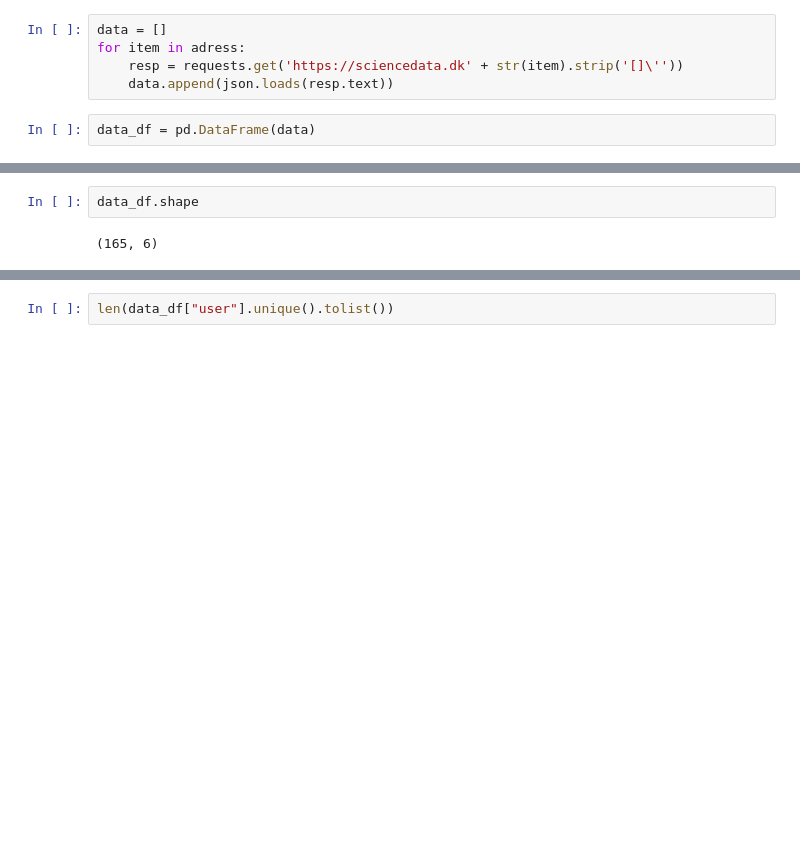
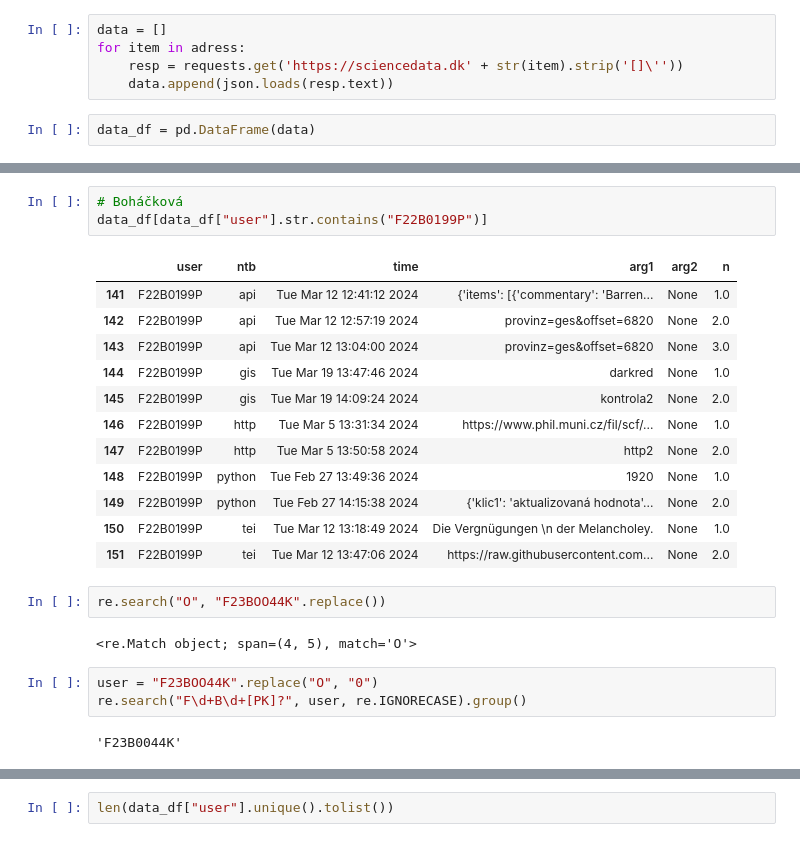
Before and after one commit to CCS-ZCU/pribehy-dat, a Jupyter notebook: management/kontrola.ipynb, the cells around one changed output, grey strips where cells are left out. Cells and saved outputs as stored; diff of their text form; blank space fills up the shorter version.

```diff
--- a/management/kontrola.ipynb
+++ b/management/kontrola.ipynb
@@ -35,4 +35,25 @@ data_df.head(5)
-# %%
-data_df.shape
-# %% [output]
-(165, 6)
+# %%
+# Boháčková
+data_df[data_df["user"].str.contains("F22B0199P")]
+# %% [output]
+|  | user | ntb | time | arg1 | arg2 | n |
+| 141 | F22B0199P | api | Tue Mar 12 12:41:12 2024 | {'items': [{'commentary': 'Barren... | None | 1.0 |
+| 142 | F22B0199P | api | Tue Mar 12 12:57:19 2024 | provinz=ges&offset=6820 | None | 2.0 |
+| 143 | F22B0199P | api | Tue Mar 12 13:04:00 2024 | provinz=ges&offset=6820 | None | 3.0 |
+| 144 | F22B0199P | gis | Tue Mar 19 13:47:46 2024 | darkred | None | 1.0 |
+| 145 | F22B0199P | gis | Tue Mar 19 14:09:24 2024 | kontrola2 | None | 2.0 |
+| 146 | F22B0199P | http | Tue Mar 5 13:31:34 2024 | https://www.phil.muni.cz/fil/scf/... | None | 1.0 |
+| 147 | F22B0199P | http | Tue Mar 5 13:50:58 2024 | http2 | None | 2.0 |
+| 148 | F22B0199P | python | Tue Feb 27 13:49:36 2024 | 1920 | None | 1.0 |
+| 149 | F22B0199P | python | Tue Feb 27 14:15:38 2024 | {'klic1': 'aktualizovaná hodnota'... | None | 2.0 |
+| 150 | F22B0199P | tei | Tue Mar 12 13:18:49 2024 | Die Vergnügungen \n der Melancholey. | None | 1.0 |
+| 151 | F22B0199P | tei | Tue Mar 12 13:47:06 2024 | https://raw.githubusercontent.com... | None | 2.0 |
+# %%
+re.search("O", "F23BOO44K".replace())
+# %% [output]
+<re.Match object; span=(4, 5), match='O'>
+# %%
+user = "F23BOO44K".replace("O", "0")
+re.search("F\d+B\d+[PK]?", user, re.IGNORECASE).group()
+# %% [output]
+'F23B0044K'
```
Also changed, not shown: parts of 5 cells of this notebook, 4 other files.
